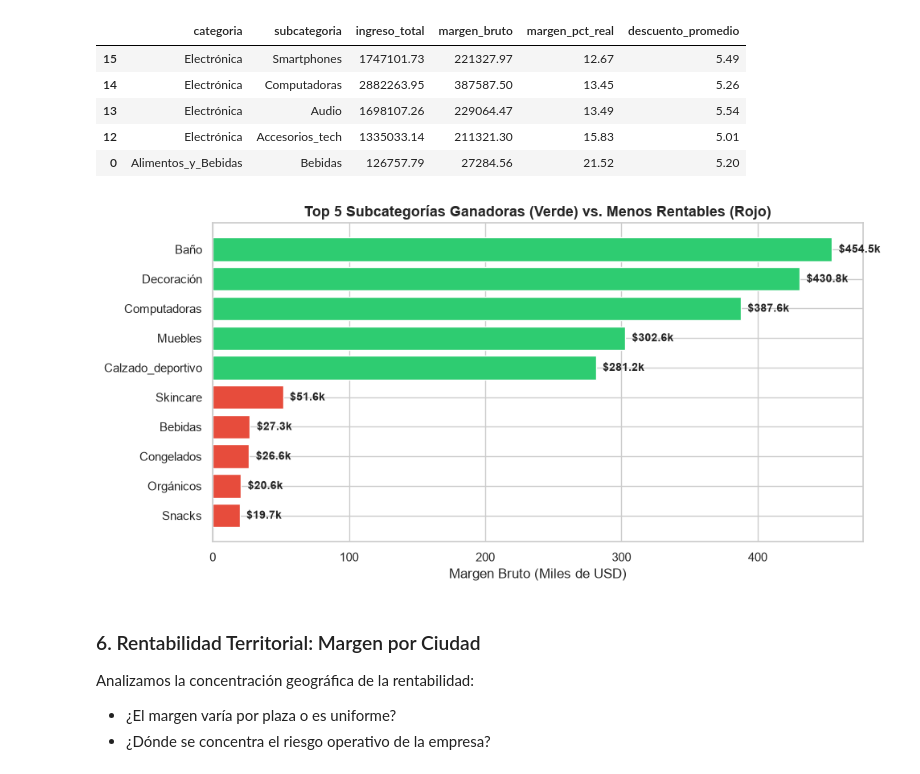
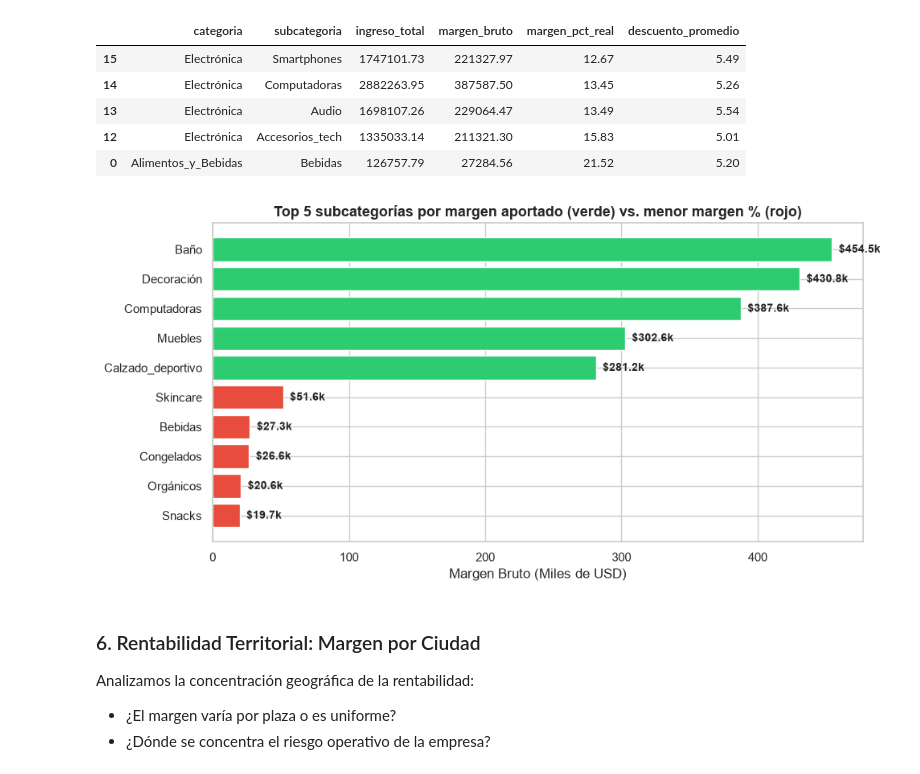
Before and after one commit to DanielAzuaje7/retailventure-intelligence, a Jupyter notebook: notebooks/02_A2_Rentabilidad.ipynb, the cells around one changed output. Saved outputs shown, nothing was run; the diff lists cells and outputs as text; code cells hidden in the pictures.

```diff
--- a/notebooks/02_A2_Rentabilidad.ipynb
+++ b/notebooks/02_A2_Rentabilidad.ipynb
@@ -268,23 +268,23 @@ TOP 5 SUBCATEGORÍAS CON MENOR MARGEN % (PONDERADAS):
 # %%
 # Gráfico comparativo Top 5 vs Bottom 5
 fig, ax = plt.subplots(figsize=(10, 5))
 
 top_bottom = pd.concat([top5, bottom5]).sort_values(by='margen_bruto', ascending=True)
 colors = ['#E74C3C' if x in bottom5['subcategoria'].values else '#2ECC71' for x in top_bottom['subcategoria']]
 
 ax.barh(top_bottom['subcategoria'], top_bottom['margen_bruto'] / 1000, color=colors)
 ax.set_xlabel('Margen Bruto (Miles de USD)')
-ax.set_title('Top 5 Subcategorías Ganadoras (Verde) vs. Menos Rentables (Rojo)', fontsize=13, fontweight='bold')
+ax.set_title('Top 5 subcategorías por margen aportado (verde) vs. menor margen % (rojo)', fontsize=13, fontweight='bold')
 
 for p in ax.patches:
     width = p.get_width()
     ax.annotate(f"${width:,.1f}k", (width + 5, p.get_y() + p.get_height()/2.),
                 va='center', fontsize=10, fontweight='bold')
 
 plt.tight_layout()
 plt.show()
 # %% [output]
-[figure, old version]
+[figure, new version]
 # %% [markdown]
 ### 6. Rentabilidad Territorial: Margen por Ciudad
 
```
Also changed, not shown: parts of 3 cells of this notebook, 3 other files.
